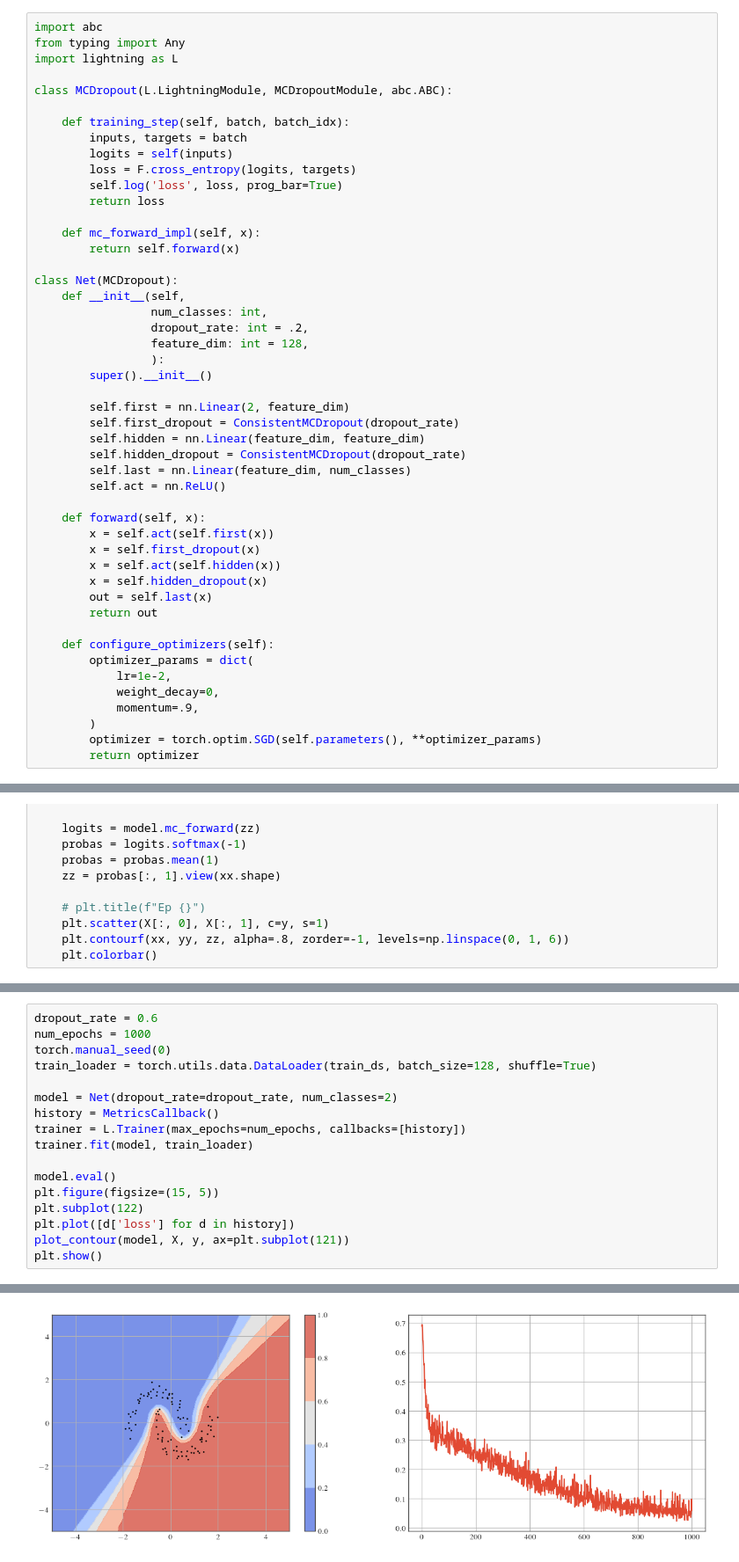
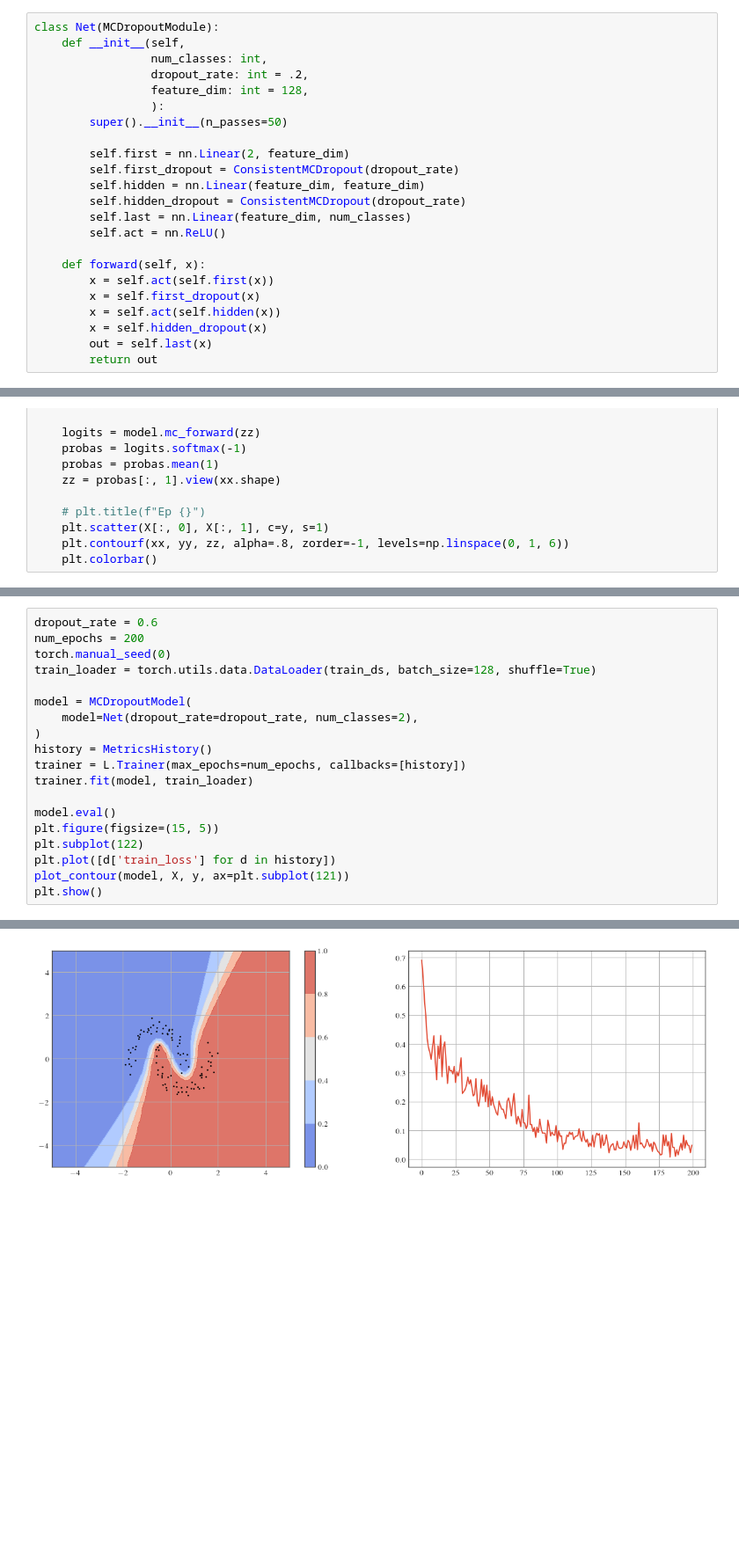
Before and after one commit to dhuseljic/dal-toolbox, a Jupyter notebook: notebooks/uncertainty/mc-dropout.ipynb, the cells around one changed output, grey strips where cells are left out. Shown: that part at 88% size. Drawn from its saved outputs; the diff is of its cells as text; blank space fills up the shorter version.

Commit message:
added mc dropout to lightning

```diff
--- a/notebooks/uncertainty/mc-dropout.ipynb
+++ b/notebooks/uncertainty/mc-dropout.ipynb
@@ -27,29 +29,13 @@ plt.show()
 # %% [output]
 [figure]
 # %%
-import abc
-from typing import Any
-import lightning as L
-
-class MCDropout(L.LightningModule, MCDropoutModule, abc.ABC):
-
-    def training_step(self, batch, batch_idx):
-        inputs, targets = batch
-        logits = self(inputs)
-        loss = F.cross_entropy(logits, targets)
-        self.log('loss', loss, prog_bar=True)
-        return loss
-
-    def mc_forward_impl(self, x):
-        return self.forward(x)
-
-class Net(MCDropout):
+class Net(MCDropoutModule):
     def __init__(self,
                  num_classes: int,
                  dropout_rate: int = .2,
                  feature_dim: int = 128,
                  ):
-        super().__init__()
+        super().__init__(n_passes=50)
 
         self.first = nn.Linear(2, feature_dim)
         self.first_dropout = ConsistentMCDropout(dropout_rate)
@@ -65,12 +51,3 @@ class Net(MCDropout):
         x = self.hidden_dropout(x)
         out = self.last(x)
         return out
-
-    def configure_optimizers(self):
-        optimizer_params = dict(
-            lr=1e-2,
-            weight_decay=0,
-            momentum=.9,
-        )
-        optimizer = torch.optim.SGD(self.parameters(), **optimizer_params)
-        return optimizer
@@ -111,18 +116,20 @@ def plot_contour(model, X, y, ax=None):
 # %%
 dropout_rate = 0.6
-num_epochs = 1000
+num_epochs = 200
 torch.manual_seed(0)
 train_loader = torch.utils.data.DataLoader(train_ds, batch_size=128, shuffle=True)
 
-model = Net(dropout_rate=dropout_rate, num_classes=2)
-history = MetricsCallback()
+model = MCDropoutModel(
+    model=Net(dropout_rate=dropout_rate, num_classes=2),
+)
+history = MetricsHistory()
 trainer = L.Trainer(max_epochs=num_epochs, callbacks=[history])
 trainer.fit(model, train_loader)
 
 model.eval()
 plt.figure(figsize=(15, 5))
 plt.subplot(122)
-plt.plot([d['loss'] for d in history])
+plt.plot([d['train_loss'] for d in history])
 plot_contour(model, X, y, ax=plt.subplot(121))
 plt.show()
 # %% [output]
@@ -149 +153 @@ LOCAL_RANK: 0 - CUDA_VISIBLE_DEVICES: [0]
-[figure, old version]
+[figure, new version]
```
Also changed, not shown: parts of 4 cells of this notebook, 3 other files.
